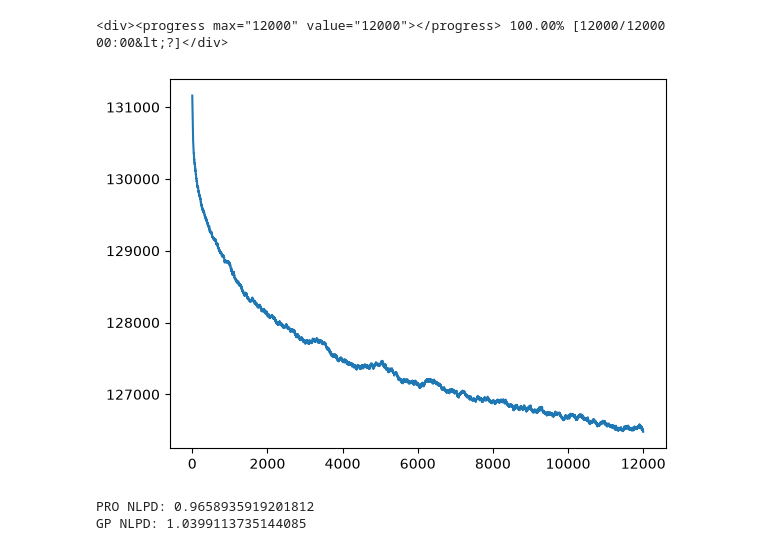
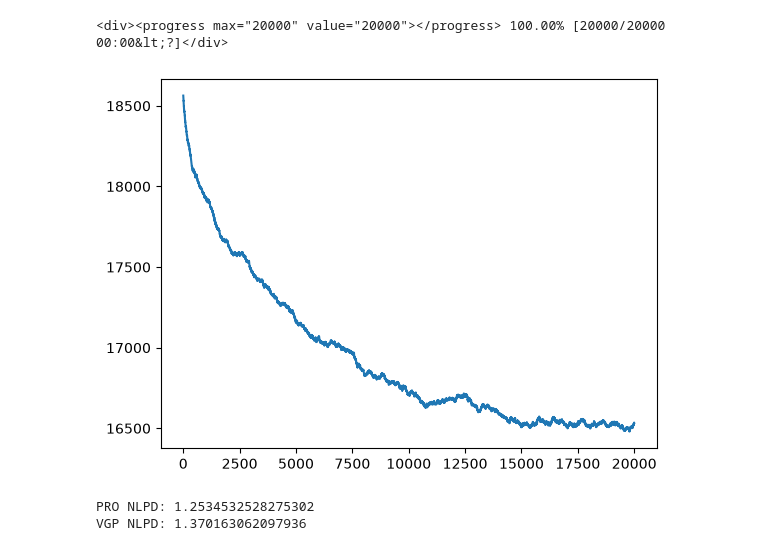
Before and after one commit to callum-kl/non-parametric-pro, a Jupyter notebook: notebooks/uci.ipynb, the cells around one changed output. Cells and saved outputs as stored; diff of their text form; code cells hidden in the pictures.

```diff
--- a/notebooks/uci.ipynb
+++ b/notebooks/uci.ipynb
@@ -30,34 +32,33 @@ mala = wrap(blackjax.mala)
 # %%
 key = jr.PRNGKey(0)
 
-example = load_uci_regression_dataset("skillcraft", split=2)
+example = load_uci_regression_dataset(dataset_name, split=split)
 
 scaler_x = StandardScaler()
 scaler_y = StandardScaler()
 
-_x_train = scaler_x.fit_transform(example.x_train)
-_y_train = scaler_y.fit_transform(example.y_train)
+x_train_full = scaler_x.fit_transform(example.x_train)
+y_train_full = scaler_y.fit_transform(example.y_train)
 
-split = train_val_split(key, _x_train, _y_train, val_fraction=0.2)
+split = train_val_split(key, x_train_full, y_train_full, val_fraction=val_fraction)
 x_train, y_train = split.x_train, split.y_train
 x_val, y_val = split.x_val, split.y_val
 
 x_test = scaler_x.transform(example.x_test)
 y_test = scaler_y.transform(example.y_test)
 # %%
-M = 300
-
+M = num_inducing_points
 D = x_train.shape[1]
 N = x_train.shape[0]
 
-data = gpx.Dataset(X=_x_train, y=_y_train)
+data = gpx.Dataset(X=x_train_full, y=y_train_full)
 kernel = gpx.kernels.Matern32(lengthscale=jnp.ones((D,)))
 prior = gpx.gps.Prior(mean_function=gpx.mean_functions.Zero(), kernel=kernel)
 likelihood = gpx.likelihoods.Gaussian(num_datapoints=data.n)
 posterior = prior * likelihood
 optim = ox.adam(learning_rate=0.01)
 
-z_init = kmeans_inducing_points(key, x_train, M).z
+z_init = kmeans_inducing_points(key, x_train_full, M).z
 
 variational_family = gpx.variational_families.CollapsedVariationalGaussian(
     posterior=posterior,
@@ -69,7 +70,7 @@ opt_variational_family, _ = gpx.fit(
     objective=lambda p, d: -gpx.objectives.collapsed_elbo(p, d),
     train_data=data,
     optim=optim,
-    num_iters=1000,
+    num_iters=500,
     verbose=False,
 )
 
@@ -85,3 +86,5 @@ v_gp_sigma = v_gp_posterior.likelihood.obs_stddev
 v_gp_kernel = v_gp_posterior.prior.kernel
 
 z_opt = px.unwrap(opt_variational_family.inducing_inputs)
+
+print("VGP NLPD:", nlpd_gp(y_test, v_gp_predictive_mean, v_gp_predictive_std))
@@ -123,12 +92,0 @@ pro_kernel = v_gp_kernel
-# %%
-_sigma_val = px.unwrap(v_gp_sigma)
-_sigma_min = 0.2
-
-if inducing:
-    inducing_basis = PointInducingBasis(z_opt)
-    basis, residual_std = compute_inducing_basis(inducing_basis, pro_kernel, x_train)
-else:
-    M = x_train.shape[0]
-    basis, residual_std = _full_gp_basis(gp_posterior, x_train), None
-
-sigma = gpx.parameters.SigmoidBounded(_sigma_val, low=_sigma_min, high=100.0)
@@ -189,39 +160,36 @@ Running parameter adaptation
 # %%
-_basis, _residual_std = compute_inducing_basis(inducing_basis, pro_kernel, _x_train)
+_basis, _residual_std = compute_inducing_basis(inducing_basis, pro_kernel, x_train_full)
 
 pro_params = pro_params._replace(step_size=0.0001)
 pro_params = pro_params._replace(basis=_basis)
 pro_params = pro_params._replace(residual_std=_residual_std)
-pro_params = pro_params._replace(y=_y_train)
+pro_params = pro_params._replace(y=y_train_full)
 # %%
-num_steps = 12000
+num_steps = 20000
 algorithm = parametric_ula(pro_logdensity_fn, pro_params)
 
 out, info = run_inference_algorithm(
     rng_key=key,
     inference_algorithm=algorithm,
     num_steps=num_steps,
     initial_position=pro_position,
     progress_bar=True
 )
 
 plt.plot(-info[1].score)
 plt.show()
 # %% [output]
-<div><progress max="12000" value="12000"></progress> 100.00% [12000/12000 00:00&lt;?]</div>
+<div><progress max="20000" value="20000"></progress> 100.00% [20000/20000 00:00&lt;?]</div>
-[figure, old version]
+[figure, new version]
 # %%
-burn = int(num_steps // 1.4)
+burn = int(num_steps * 0.8)
 thin = 50
-_inducing_basis = inducing_basis if inducing else None
 
-# particles = info[0].position[burn:][::thin]
-particles = pro_position
-
-test_basis, test_cov = prediction_basis(pro_kernel, x_train, x_test, pro_params, inducing_basis=_inducing_basis)
+particles = info[0].position[burn::thin]
+test_basis, test_cov = prediction_basis(pro_kernel, x_train, x_test, pro_params, inducing_basis=inducing_basis)
 
 print("PRO NLPD:", nlpd_pro(y_test, test_basis, test_cov, particles, parameters=pro_params))
-print("GP NLPD:", nlpd_gp(y_test, v_gp_predictive_mean, v_gp_predictive_std))
+print("VGP NLPD:", nlpd_gp(y_test, v_gp_predictive_mean, v_gp_predictive_std))
 # %% [output]
-PRO NLPD: 0.9658935919201812
-GP NLPD: 1.0399113735144085
+PRO NLPD: 1.2534532528275302
+VGP NLPD: 1.370163062097936
```
Also changed, not shown: parts of 9 cells of this notebook, 24 other files.
